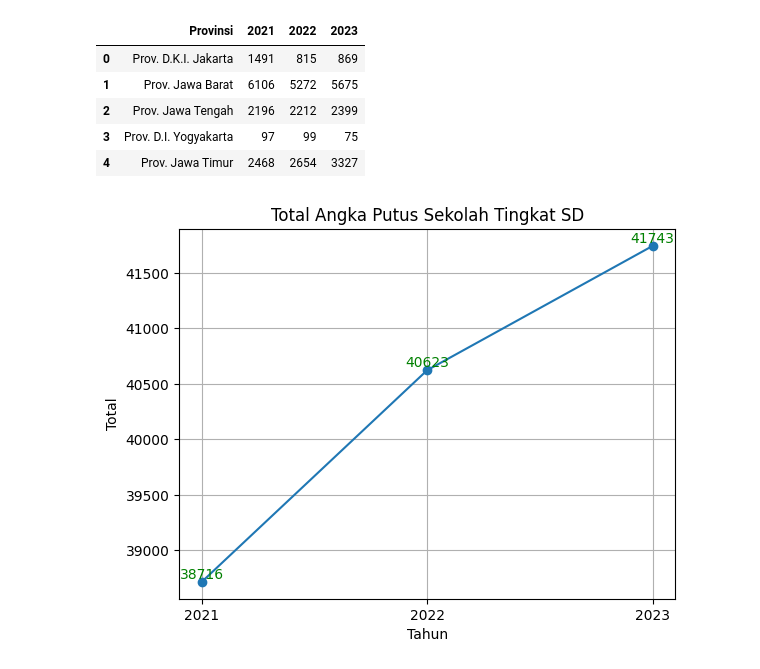
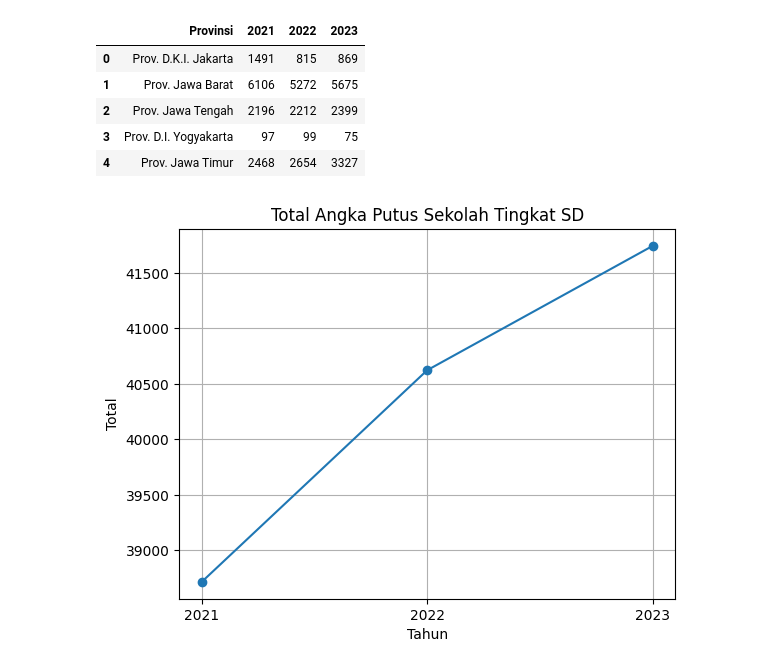
Before and after one commit to randyver/eda-sdg-goals-4, a Jupyter notebook: Kemendikbud/sd/sd.ipynb, the cells around one changed output. Drawn from its saved outputs; the diff is of its cells as text; code cells hidden in the pictures.

```diff
--- a/Kemendikbud/sd/sd.ipynb
+++ b/Kemendikbud/sd/sd.ipynb
@@ -14,29 +14,29 @@ df.head()
 # %%
 import pandas as pd
 import matplotlib.pyplot as plt
 
 
 
 # Hitung total setiap tahun
 total_per_tahun = df[['2021', '2022', '2023']].sum()
 
 # Buat grafik line chart
 plt.plot(total_per_tahun.index, total_per_tahun.values, marker='o')
 
-# Tambahkan value eksak di setiap tahun
-for i, value in enumerate(total_per_tahun.values):
-    plt.text(total_per_tahun.index[i], value, f'{value:.0f}', ha='center', va='bottom',color='green')
+# # Tambahkan value eksak di setiap tahun
+# for i, value in enumerate(total_per_tahun.values):
+#     plt.text(total_per_tahun.index[i], value, f'{value:.0f}', ha='center', va='bottom',color='green')
 
 # Judul dan label
 plt.title('Total Angka Putus Sekolah Tingkat SD')
 plt.xlabel('Tahun')
 plt.ylabel('Total')
 plt.grid(True)
 
 # Tampilkan grafik
 plt.show()
 # %% [output]
-[figure, old version]
+[figure, new version]
 # %%
 # Membuat stacked bar chart untuk perbandingan jumlah setiap tahun per provinsi
 df.set_index('Provinsi')[['2021', '2022', '2023']].plot(kind='bar', stacked=True, figsize=(10, 6))
```
Also changed, not shown: parts of 3 cells of this notebook, 5 other files.
